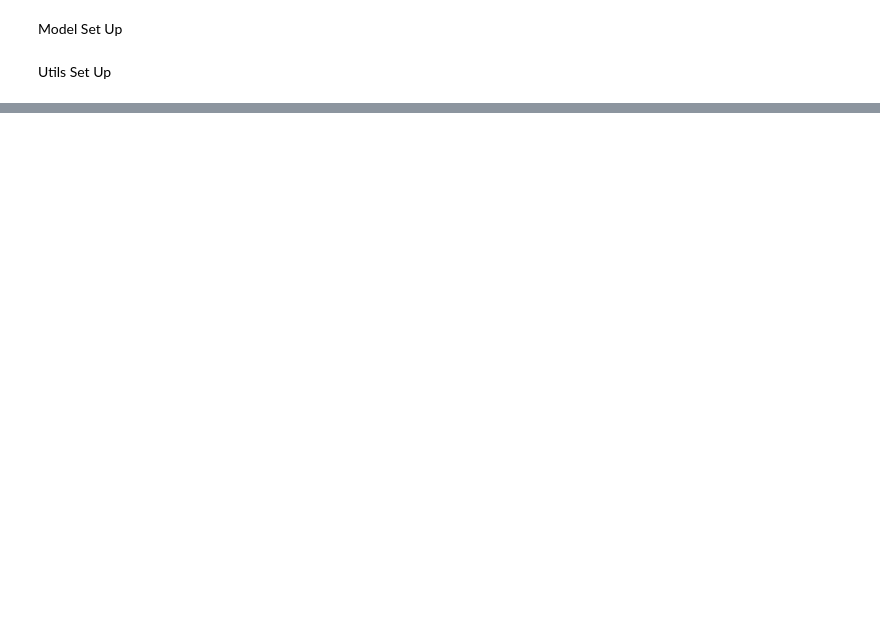
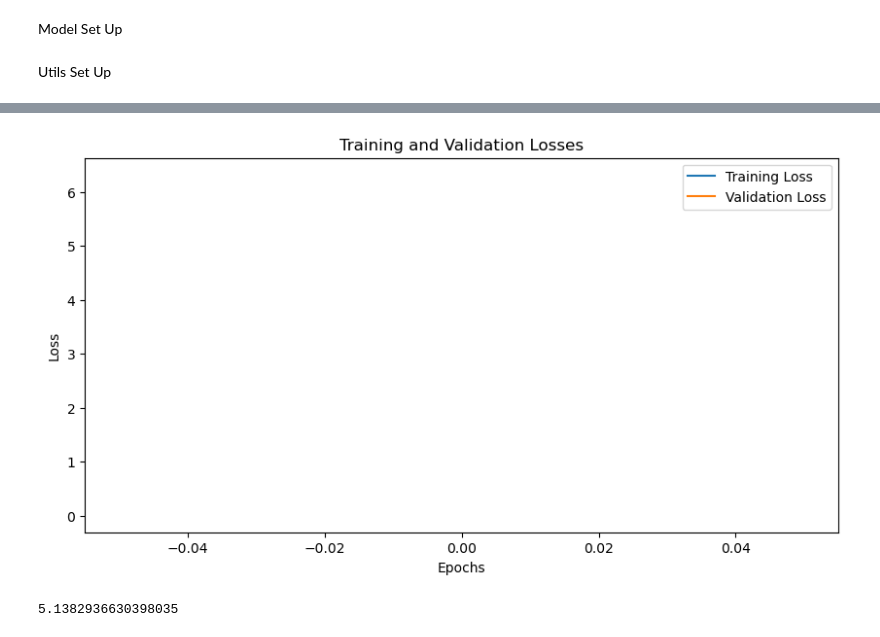
Before and after one commit to VN140/Driver-Drowsiness-Detection, a Jupyter notebook: demo2.ipynb, the cells around one changed output, grey strips where cells are left out. Saved outputs shown, nothing was run; the diff lists cells and outputs as text; code cells hidden in the pictures; blank space fills up the shorter version.

```diff
--- a/demo2.ipynb
+++ b/demo2.ipynb
@@ -261 +259,18 @@ Val   Loss: 0.0250, Val   Acc: 0.9920
 Training complete.
+# %%
+import torch
+from torchvision import models
+
+# Define the number of output classes
+NUM_CLASSES = len(dataset.classes)  # Ensure dataset is already defined
+
+# Load the best trained model safely
+model = models.resnet50(pretrained=False)
+model.fc = torch.nn.Linear(model.fc.in_features, NUM_CLASSES)
+
+# ✅ Use `weights_only=True` to avoid security issues
+model.load_state_dict(torch.load("best_model.pth", weights_only=True))
+model.to(device)
+model.eval()
+
+print(f"✅ Model loaded successfully! Ready for {NUM_CLASSES} classes.")
@@ -261,0 +339,16 @@ Training complete.
+# %%
+train_losses, val_losses = [], []
+
+# Modify train_model to append losses to these lists
+trained_model, train_losses, val_losses = train_model(model, train_dl, val_dl, device, epochs=10)
+
+# Plot the losses
+plt.figure(figsize=(10, 5))
+plt.plot(range(1, len(train_losses) + 1), train_losses, label='Train Loss')
+plt.plot(range(1, len(val_losses) + 1), val_losses, label='Validation Loss')
+plt.xlabel('Epochs')
+plt.ylabel('Loss')
+plt.title('Train vs Validation Loss')
+plt.legend()
+plt.grid()
+plt.show()
@@ -261,0 +400,16 @@ Training complete.
+# %%
+# Plotting the training and validation losses
+plt.figure(figsize=(10, 5))
+plt.plot(train_losses, label='Training Loss')
+plt.plot(val_losses, label='Validation Loss')
+plt.xlabel('Epochs')
+plt.ylabel('Loss')
+plt.legend()
+plt.title('Training and Validation Losses')
+plt.show()
+# %% [output]
+[figure, added]
+# %%
+train_losses
+# %% [output]
+5.1382936630398035
```
Also changed, not shown: parts of 10 cells of this notebook.
